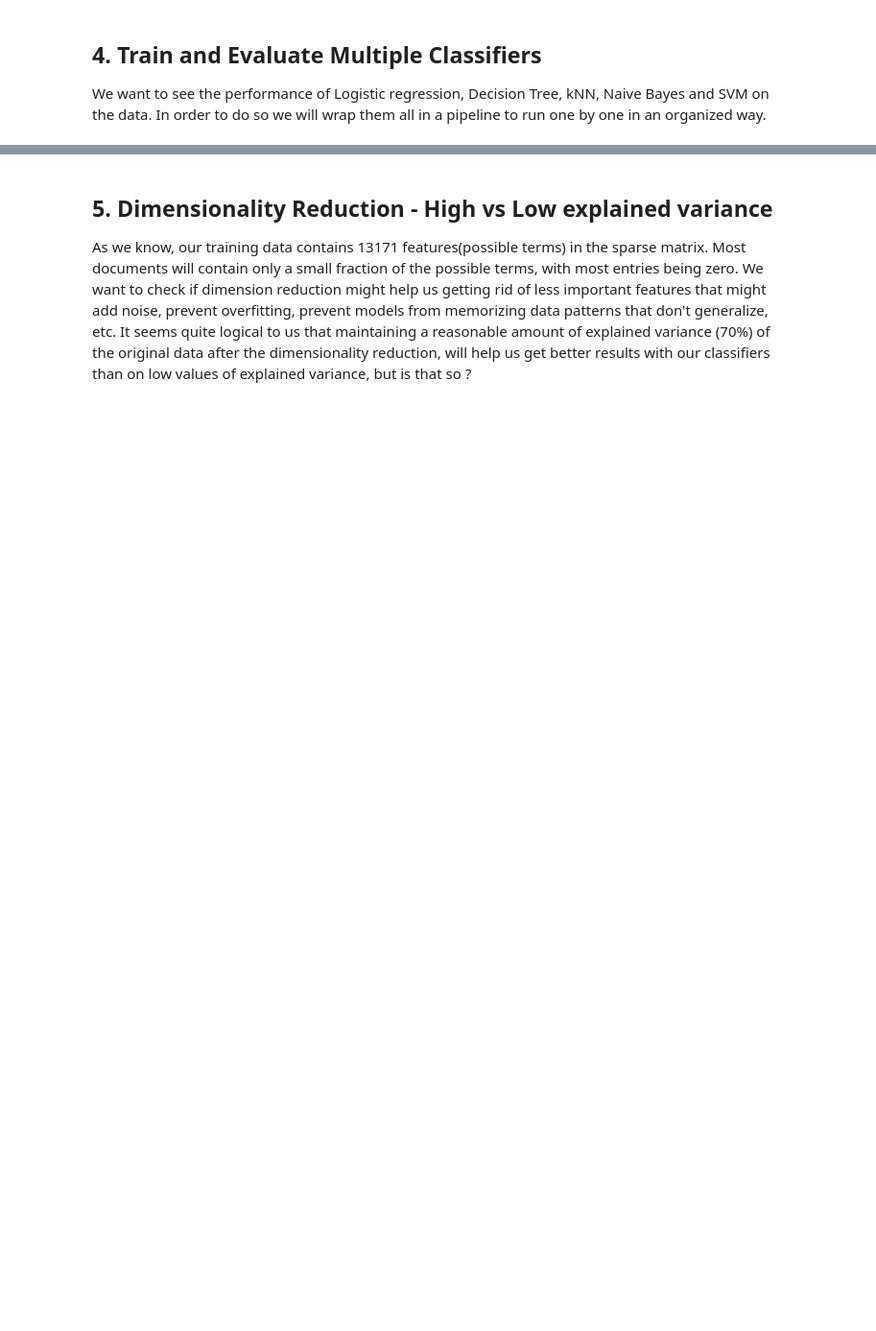
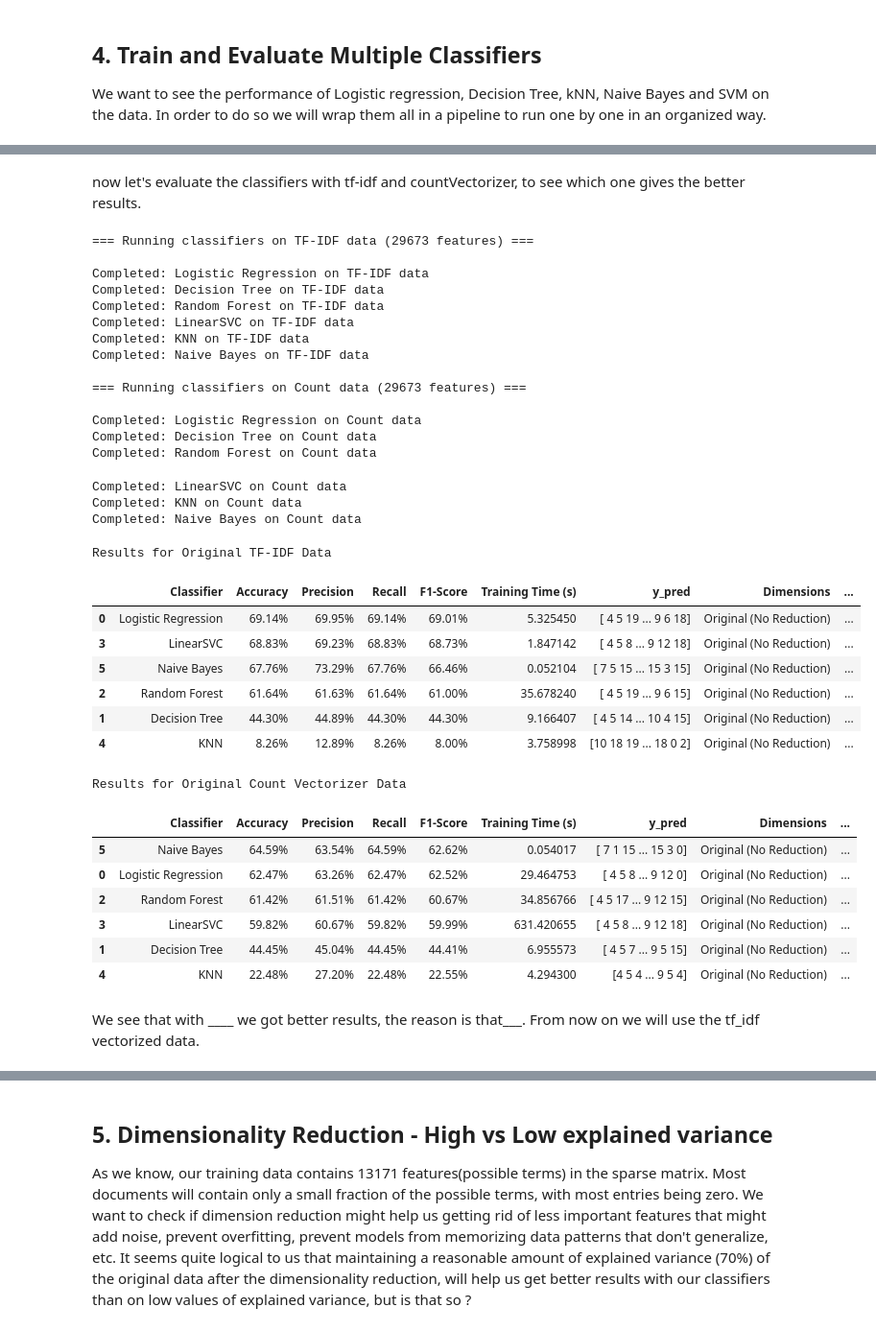
Before and after one commit to benami171/ML_FinalProject, a Jupyter notebook: project.ipynb, the cells around one changed output, grey strips where cells are left out. Shown at 96% size. Drawn from its saved outputs; the diff is of its cells as text; code cells hidden in the pictures; blank space fills up the shorter version.

```diff
--- a/project.ipynb
+++ b/project.ipynb
@@ -371,0 +280,75 @@ Completed: Naive Bayes on original TF-IDF data
+# %% [markdown]
+now let's evaluate the classifiers with tf-idf and countVectorizer, to see which one gives the better results.
+# %%
+# Evaluate classifiers on both TF-IDF and Count datasets
+results_tfidf, confusion_figures_tfidf = evaluate_classifiers_on_dataset(classifiers, X_train_tfidf, X_test_tfidf, y_train, y_test, "TF-IDF")
+results_count, confusion_figures_count= evaluate_classifiers_on_dataset(classifiers, X_train_counts, X_test_counts, y_train, y_test, "Count")
+
+# Convert the results list to DataFrames
+results_df_tfidf = pd.DataFrame(results_tfidf)
+results_df_count = pd.DataFrame(results_count)
+
+# Filter results for original dimensionality
+original_results_tfidf = results_df_tfidf[results_df_tfidf['Dimensions'] == 'Original (No Reduction)']
+original_results_count = results_df_count[results_df_count['Dimensions'] == 'Original (No Reduction)']
+
+# Format and display the TF-IDF results table
+styled_df_tfidf = format_results_table(original_results_tfidf, groupby='n_components').style \
+    .set_caption("Results for Original TF-IDF Data") \
+    .format({
+        'Accuracy': '{:.2f}%',
+        'Precision': '{:.2f}%',
+        'Recall': '{:.2f}%',
+        'F1-Score': '{:.2f}%'
+    })
+
+display(styled_df_tfidf)
+
+# Format and display the Count Vectorizer results table
+styled_df_count = format_results_table(original_results_count, groupby='n_components').style \
+    .set_caption("Results for Original Count Vectorizer Data") \
+    .format({
+        'Accuracy': '{:.2f}%',
+        'Precision': '{:.2f}%',
+        'Recall': '{:.2f}%',
+        'F1-Score': '{:.2f}%'
+    })
+
+display(styled_df_count)
+# %% [output]
+=== Running classifiers on TF-IDF data (29673 features) ===
+
+Completed: Logistic Regression on TF-IDF data
+Completed: Decision Tree on TF-IDF data
+Completed: Random Forest on TF-IDF data
+Completed: LinearSVC on TF-IDF data
+Completed: KNN on TF-IDF data
+Completed: Naive Bayes on TF-IDF data
+
+=== Running classifiers on Count data (29673 features) ===
+
+Completed: Logistic Regression on Count data
+Completed: Decision Tree on Count data
+Completed: Random Forest on Count data
+Completed: LinearSVC on Count data
+Completed: KNN on Count data
+Completed: Naive Bayes on Count data
+Results for Original TF-IDF Data
+|  | Classifier | Accuracy | Precision | Recall | F1-Score | Training Time (s) | y_pred | Dimensions | ... |
+| 0 | Logistic Regression | 69.14% | 69.95% | 69.14% | 69.01% | 5.325450 | [ 4 5 19 ... 9 6 18] | Original (No Reduction) | ... |
+| 3 | LinearSVC | 68.83% | 69.23% | 68.83% | 68.73% | 1.847142 | [ 4 5 8 ... 9 12 18] | Original (No Reduction) | ... |
+| 5 | Naive Bayes | 67.76% | 73.29% | 67.76% | 66.46% | 0.052104 | [ 7 5 15 ... 15 3 15] | Original (No Reduction) | ... |
+| 2 | Random Forest | 61.64% | 61.63% | 61.64% | 61.00% | 35.678240 | [ 4 5 19 ... 9 6 15] | Original (No Reduction) | ... |
+| 1 | Decision Tree | 44.30% | 44.89% | 44.30% | 44.30% | 9.166407 | [ 4 5 14 ... 10 4 15] | Original (No Reduction) | ... |
+| 4 | KNN | 8.26% | 12.89% | 8.26% | 8.00% | 3.758998 | [10 18 19 ... 18 0 2] | Original (No Reduction) | ... |
+Results for Original Count Vectorizer Data
+|  | Classifier | Accuracy | Precision | Recall | F1-Score | Training Time (s) | y_pred | Dimensions | ... |
+| 5 | Naive Bayes | 64.59% | 63.54% | 64.59% | 62.62% | 0.054017 | [ 7 1 15 ... 15 3 0] | Original (No Reduction) | ... |
+| 0 | Logistic Regression | 62.47% | 63.26% | 62.47% | 62.52% | 29.464753 | [ 4 5 8 ... 9 12 0] | Original (No Reduction) | ... |
+| 2 | Random Forest | 61.42% | 61.51% | 61.42% | 60.67% | 34.856766 | [ 4 5 17 ... 9 12 15] | Original (No Reduction) | ... |
+| 3 | LinearSVC | 59.82% | 60.67% | 59.82% | 59.99% | 631.420655 | [ 4 5 8 ... 9 12 18] | Original (No Reduction) | ... |
+| 1 | Decision Tree | 44.45% | 45.04% | 44.45% | 44.41% | 6.955573 | [ 4 5 7 ... 9 5 15] | Original (No Reduction) | ... |
+| 4 | KNN | 22.48% | 27.20% | 22.48% | 22.55% | 4.294300 | [4 5 4 ... 9 5 4] | Original (No Reduction) | ... |
+# %% [markdown]
+We see that with ____ we got better results, the reason is that___.
+From now on we will use the tf_idf vectorized data.
```
Also changed, not shown: parts of 11 cells of this notebook.
